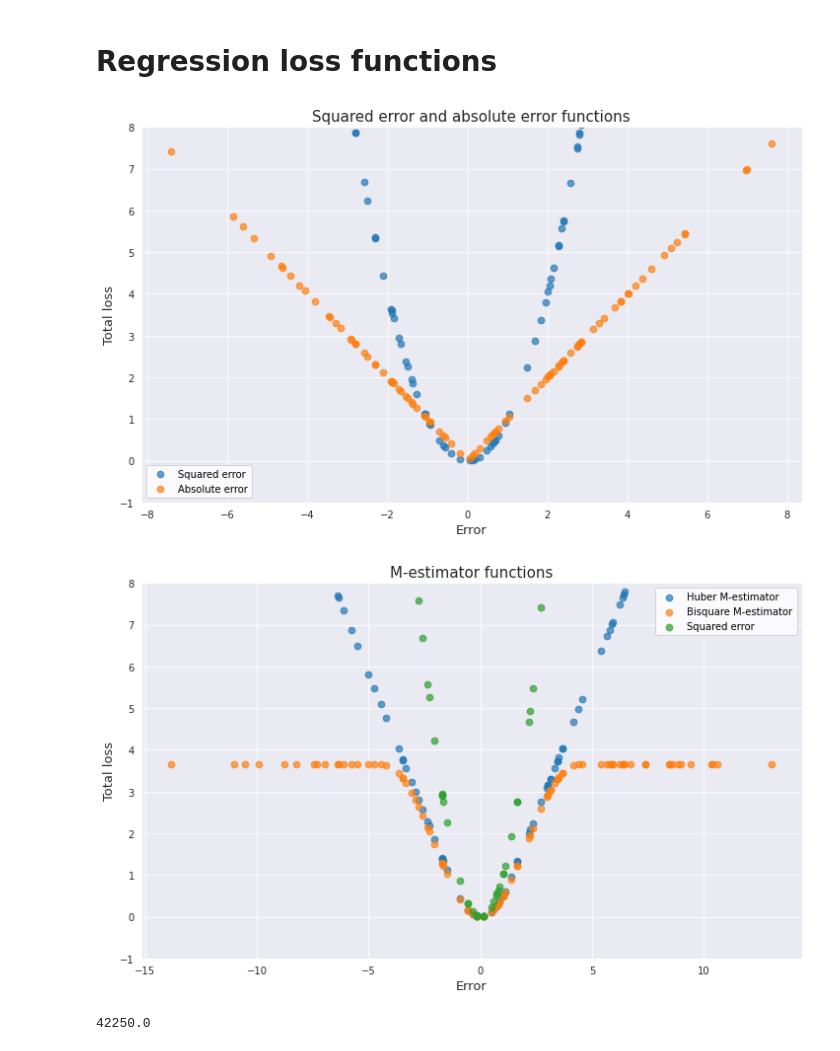
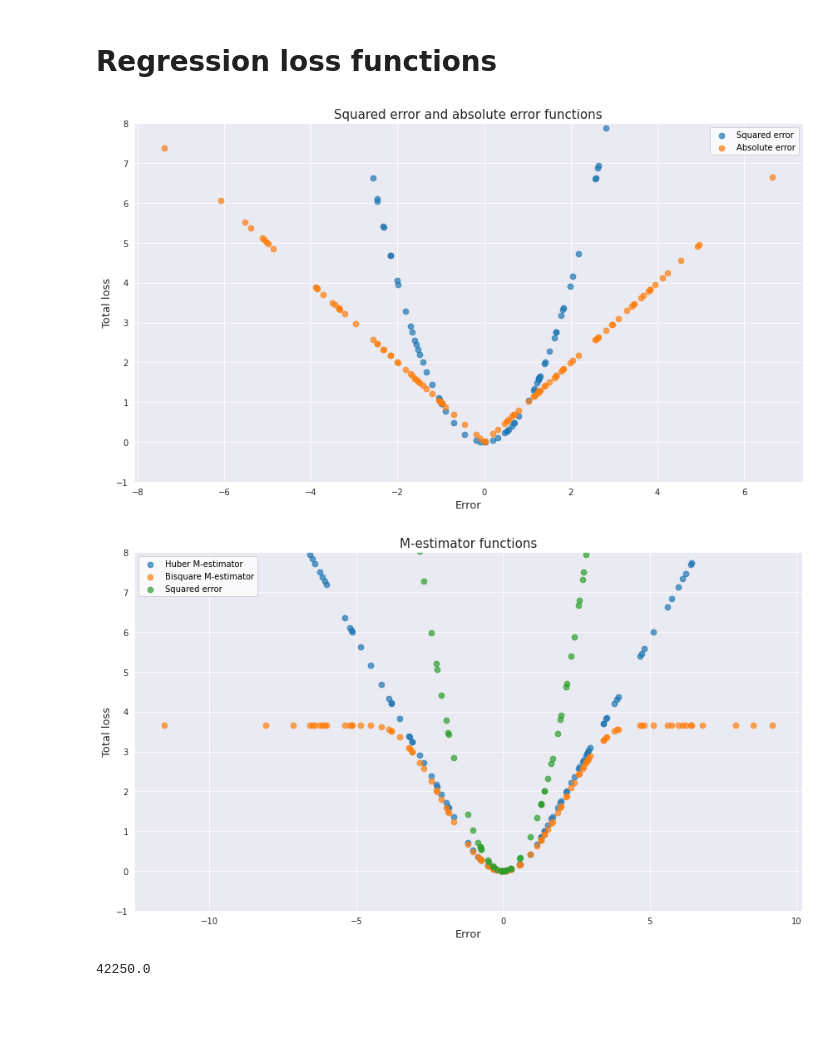
Before and after one commit to vzahorui/vzahorui.github.io, a Jupyter notebook: jupyter_notebooks/optimization/loss_functions.ipynb, the cells around one changed output. Drawn from its saved outputs; the diff is of its cells as text; code cells hidden in the pictures; blank space fills up the shorter version.

```diff
--- a/jupyter_notebooks/optimization/loss_functions.ipynb
+++ b/jupyter_notebooks/optimization/loss_functions.ipynb
@@ -11,27 +11,28 @@ rng = default_rng()
 # %%
 def mse(x):
     return np.square(x)
 
 def mae(x):
     return np.absolute(x)
 
-x = rng.standard_normal(95)*3
+x = rng.standard_normal(105)*3
 x.sort()
 
 with sns.axes_style('darkgrid'):
     fig, ax = plt.subplots(figsize=(12, 7))
 ax.scatter(x, mse(x), alpha=0.7, s=45, label='Squared error')
 ax.scatter(x, mae(x), alpha=0.7, s=45, label='Absolute error')
 plt.legend(loc='best')
 ax.set_title('Squared error and absolute error functions', fontsize=15)
 ax.set_ylim(-1, 8)
 plt.ylabel('Total loss', fontsize=13)
 plt.xlabel('Error', fontsize=13)
+plt.tight_layout()
 plt.savefig('../../assets/images/optimization/absolute_and_squared_error.png', bbox_inches='tight');
 # %% [output]
-[figure, old version]
+[figure, new version]
 # %%
-x = rng.standard_normal(95)*5
+x = rng.standard_normal(105)*4
 x.sort()
 
 def huber_m(x):
@@ -56,9 +57,10 @@ ax.set_title('M-estimator functions', fontsize=15)
 ax.set_ylim(-1, 8)
 plt.ylabel('Total loss', fontsize=13)
 plt.xlabel('Error', fontsize=13)
+plt.tight_layout()
 plt.savefig('../../assets/images/optimization/m_estimators_loss.png', bbox_inches='tight');
 # %% [output]
-[figure, old version]
+[figure, new version]
 # %%
 1300*32.5
 # %% [output]
```
Also changed, not shown: 3 other files.
